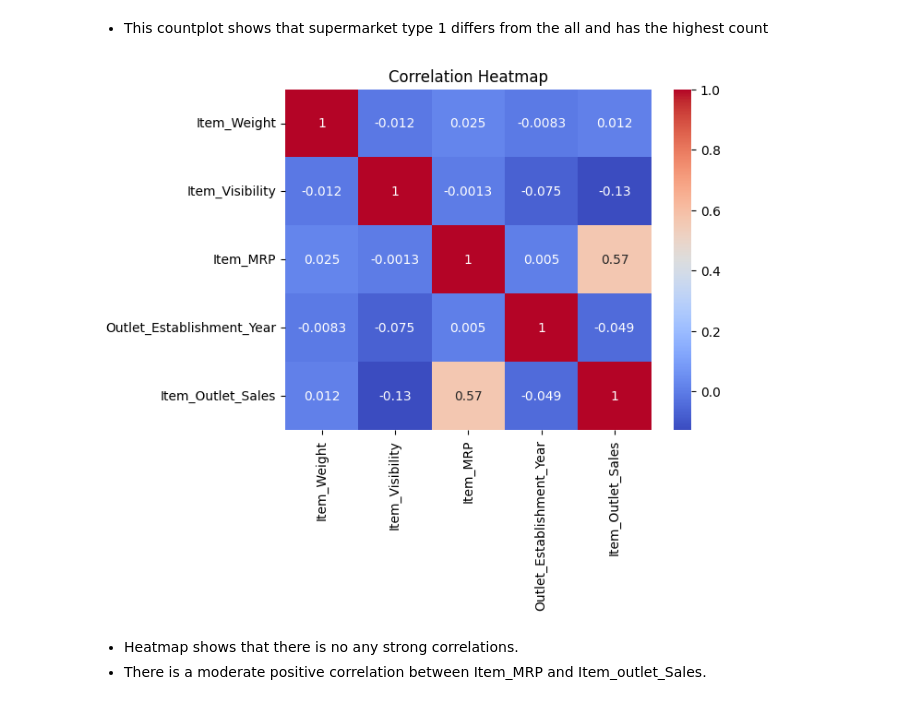
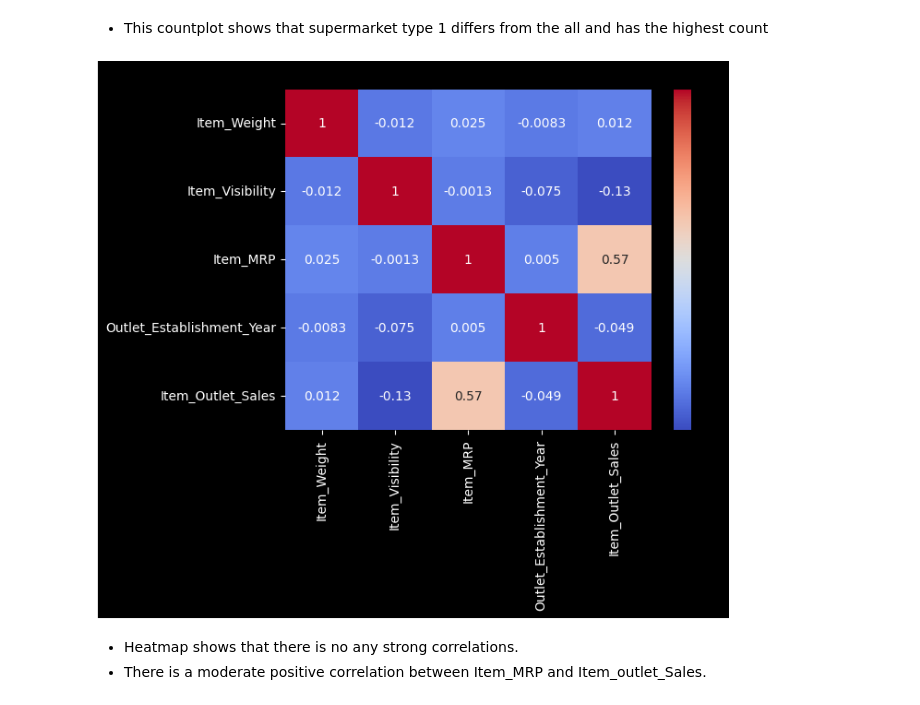
Before and after one commit to dina-masry/Prediction-of-Product-Sales, a Jupyter notebook: Prediction_of_Product_Sales.ipynb, the cells around one changed output. Saved outputs shown, nothing was run; the diff lists cells and outputs as text; code cells hidden in the pictures.

```diff
--- a/Prediction_of_Product_Sales.ipynb
+++ b/Prediction_of_Product_Sales.ipynb
@@ -467,9 +467,15 @@ plot_cat(df,cat_cols[6],'Count of Outlet_Type')
 # %%
 corr = df.corr(numeric_only= True)
 ax= sns.heatmap(corr, annot=True,cmap= 'coolwarm')
+fig = ax.get_figure()
+fig.patch.set_facecolor('black')
+fig.patch.set_edgecolor('white')
+fig.patch.set_linewidth(2)
+ax.tick_params(colors='white')
+ax.set_facecolor('black')
 ax.set_title('Correlation Heatmap');
 # %% [output]
-[figure, old version]
+[figure, new version]
 # %% [markdown]
 - Heatmap shows that there is no any strong correlations.
 - There is a moderate positive correlation between Item_MRP and Item_outlet_Sales.
```
